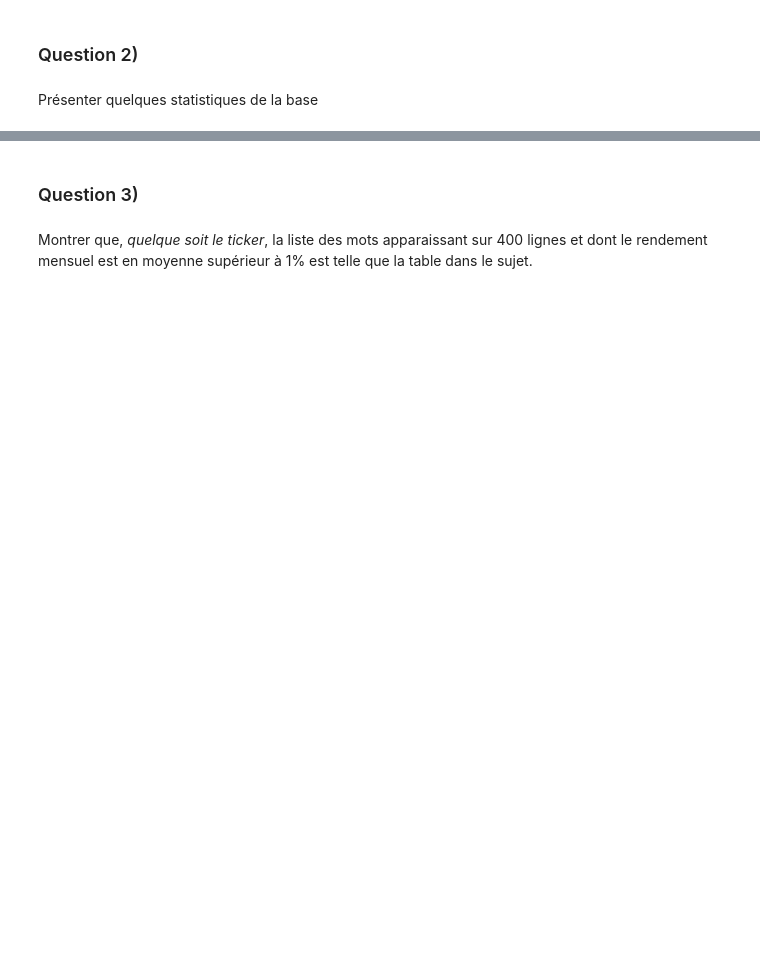
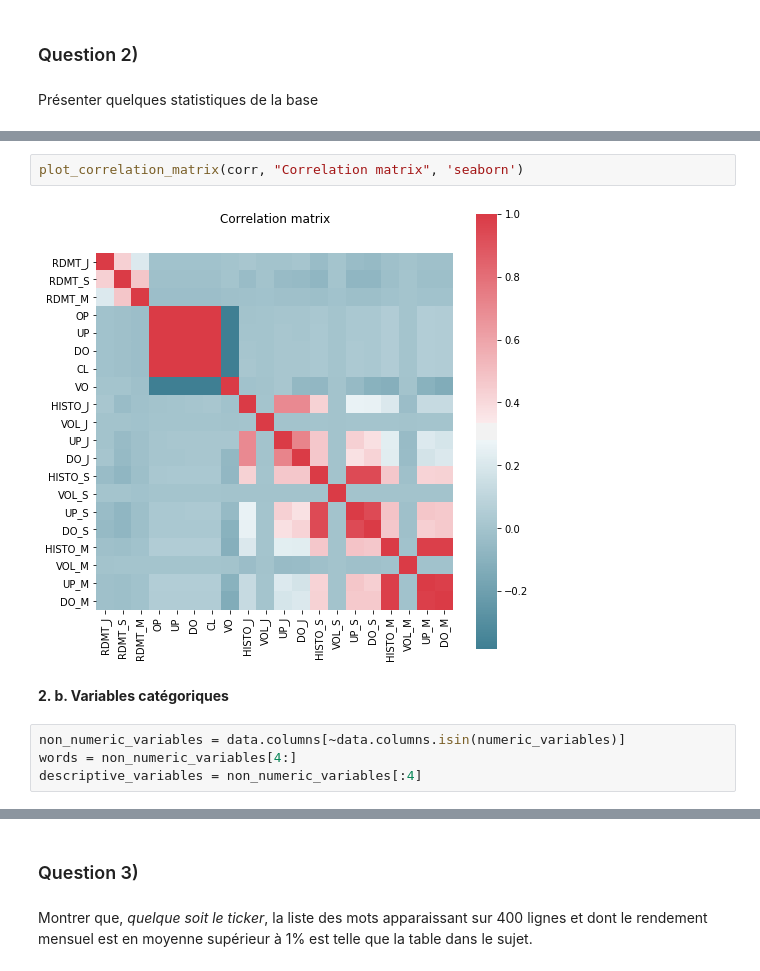
Before and after one commit to FranciscoRZ/WordImpactForecasting, a Jupyter notebook: exploratory_notebooks/kitchen_book.ipynb, the cells around one changed output, grey strips where cells are left out. Saved outputs shown, nothing was run; the diff lists cells and outputs as text; blank space fills up the shorter version.

```diff
--- a/exploratory_notebooks/kitchen_book.ipynb
+++ b/exploratory_notebooks/kitchen_book.ipynb
@@ -64,0 +155,10 @@ data.describe()
+# %%
+plot_correlation_matrix(corr, "Correlation matrix", 'seaborn')
+# %% [output]
+[figure, added]
+# %% [markdown]
+<b>2. b. Variables catégoriques</b>
+# %%
+non_numeric_variables = data.columns[~data.columns.isin(numeric_variables)]
+words = non_numeric_variables[4:]
+descriptive_variables = non_numeric_variables[:4]
```
Also changed, not shown: parts of 35 cells of this notebook, 1 other file.
